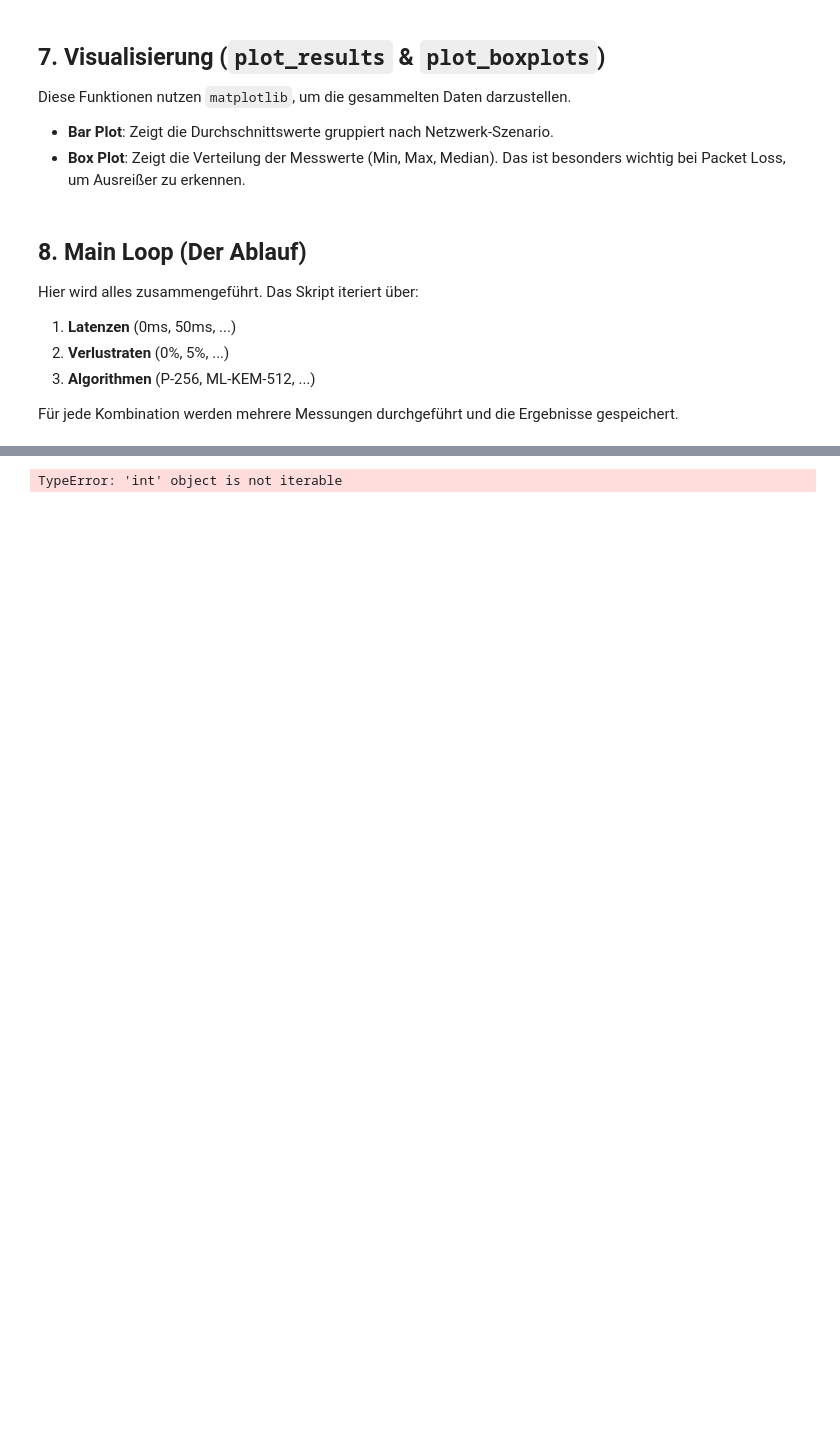
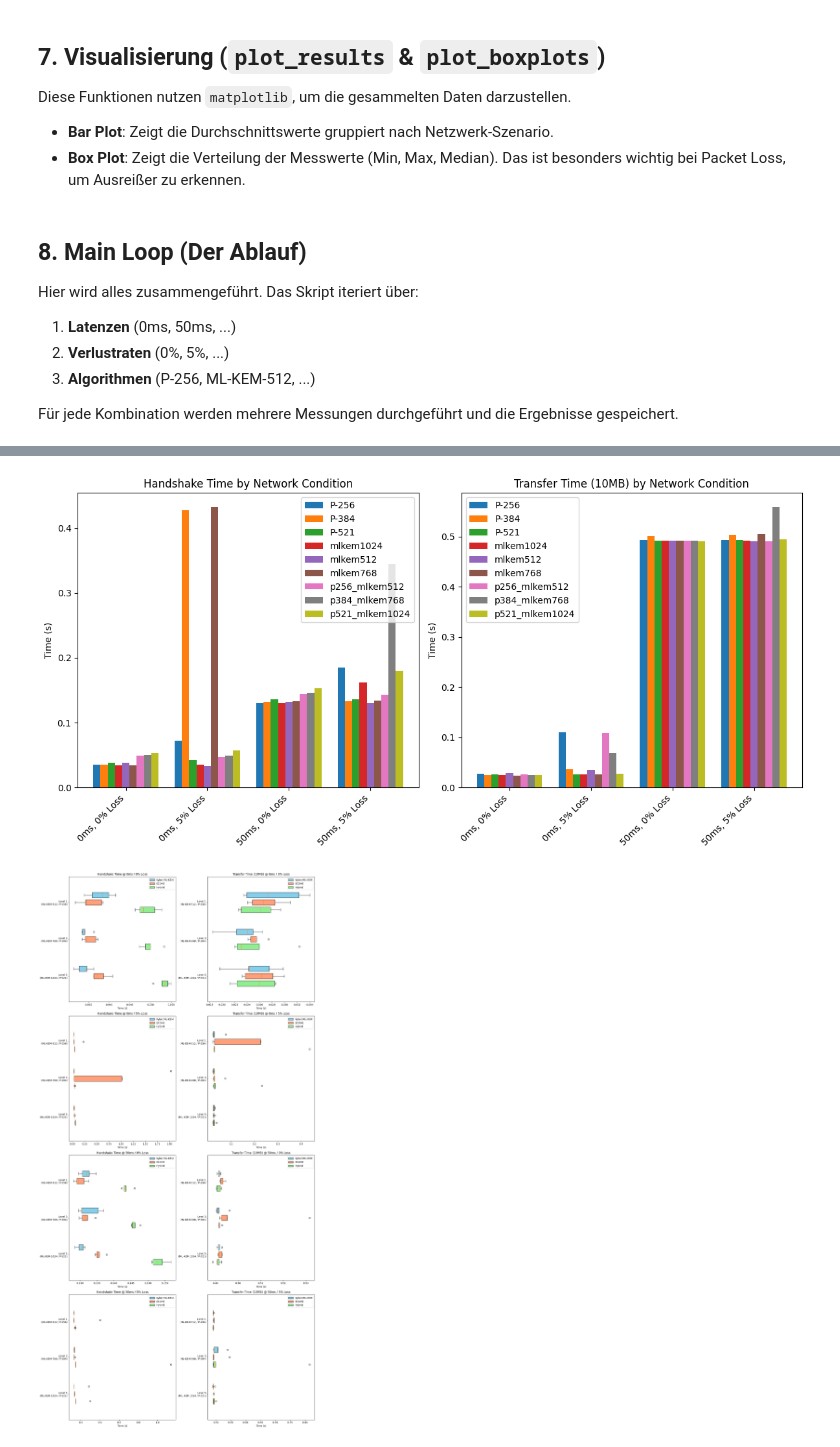
Before and after one commit to Maurice765/pqc-tls-benchmark, a Jupyter notebook: benchmarks/benchmark_explained.ipynb, the cells around one changed output, grey strips where cells are left out. Saved outputs shown, nothing was run; the diff lists cells and outputs as text; code cells hidden in the pictures; blank space fills up the shorter version.

Commit message:
benchmark iterations=40

```diff
--- a/benchmarks/benchmark_explained.ipynb
+++ b/benchmarks/benchmark_explained.ipynb
@@ -27,23 +69,8 @@ ALGORITHMS = [
     "mlkem1024", "P-521", "p521_mlkem1024"
 ]
 
-# Metadaten für die Auswertung (Schlüsselgrößen)
-ALGO_DETAILS = {
-    "mlkem512": {"pk": 800, "ct": 768, "label": "ML-KEM-512"},
-    "P-256": {"pk": 65, "ct": 65, "label": "P-256"},
-    "p256_mlkem512": {"pk": 865, "ct": 833, "label": "P-256 + ML-KEM-512"},
-
-    "mlkem768": {"pk": 1184, "ct": 1088, "label": "ML-KEM-768"},
-    "P-384": {"pk": 97, "ct": 97, "label": "P-384"},
-    "p384_mlkem768": {"pk": 1281, "ct": 1185, "label": "P-384 + ML-KEM-768"},
-
-    "mlkem1024": {"pk": 1568, "ct": 1568, "label": "ML-KEM-1024"},
-    "P-521": {"pk": 133, "ct": 133, "label": "P-521"},
-    "p521_mlkem1024": {"pk": 1701, "ct": 1701, "label": "P-521 + ML-KEM-1024"},
-}
-
 # Test-Parameter
-LATENCIES = [0, 50, 100] # Millisekunden (Ping)
+LATENCIES = [0, 50] # Millisekunden (Ping)
 LOSS_RATES = [0, 5]     # Prozent (Paketverlust)
 ITERATIONS = 5         # Anzahl der Messungen pro Szenario
 # %% [markdown]
@@ -344,6 +371,8 @@ def run_benchmark():
         plot_boxplots(final_results)
     except Exception as e:
         print(f"Plotting failed: {e}")
+
+run_benchmark()
 # %% [output]
 Starting Benchmark...
 Setting up 10MB test file...
@@ -353 +394,2 @@ Benchmarking mlkem512...
-TypeError: 'int' object is not iterable
+[figure, added]
+[figure, added]
```
Also changed, not shown: parts of 4 cells of this notebook, 19 other files.
